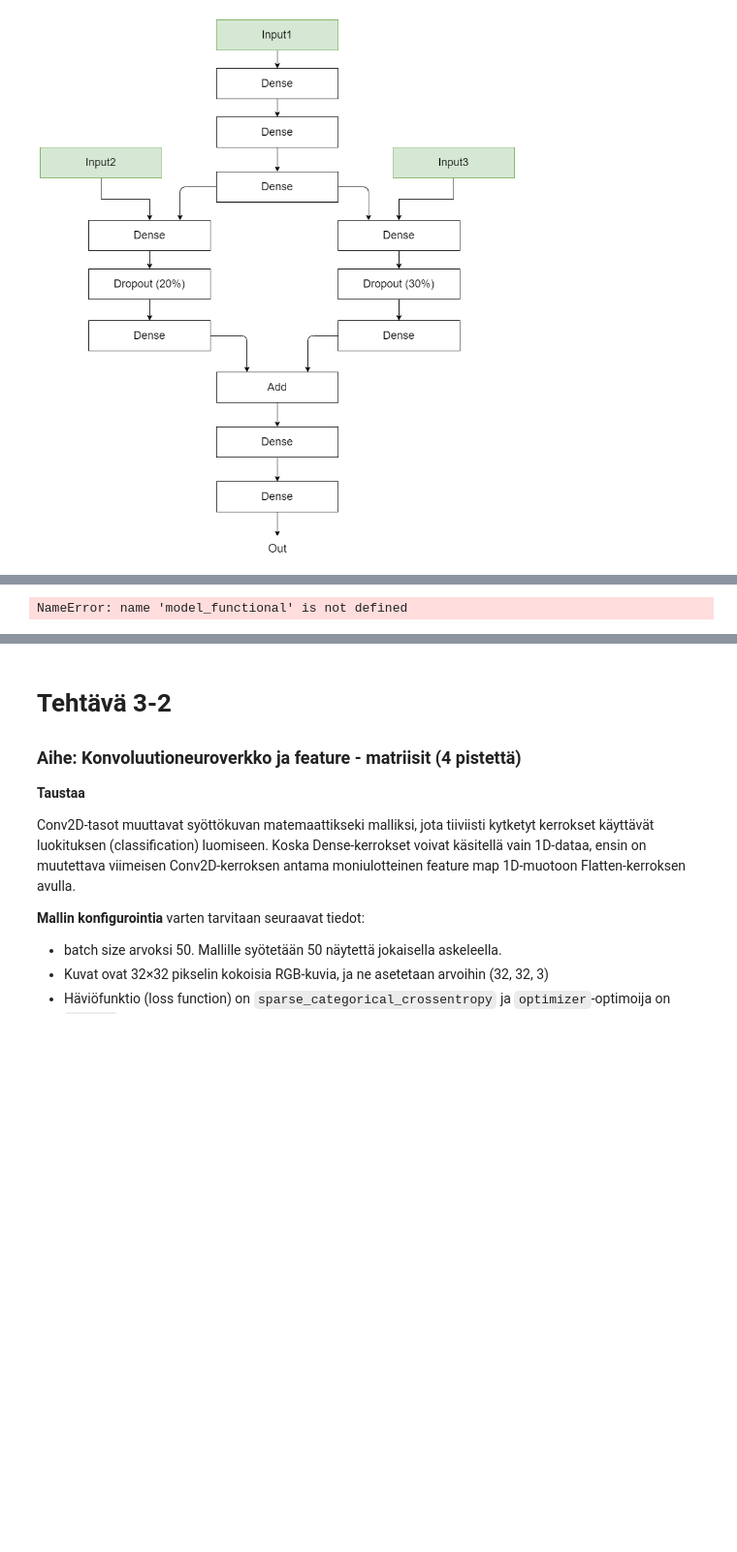
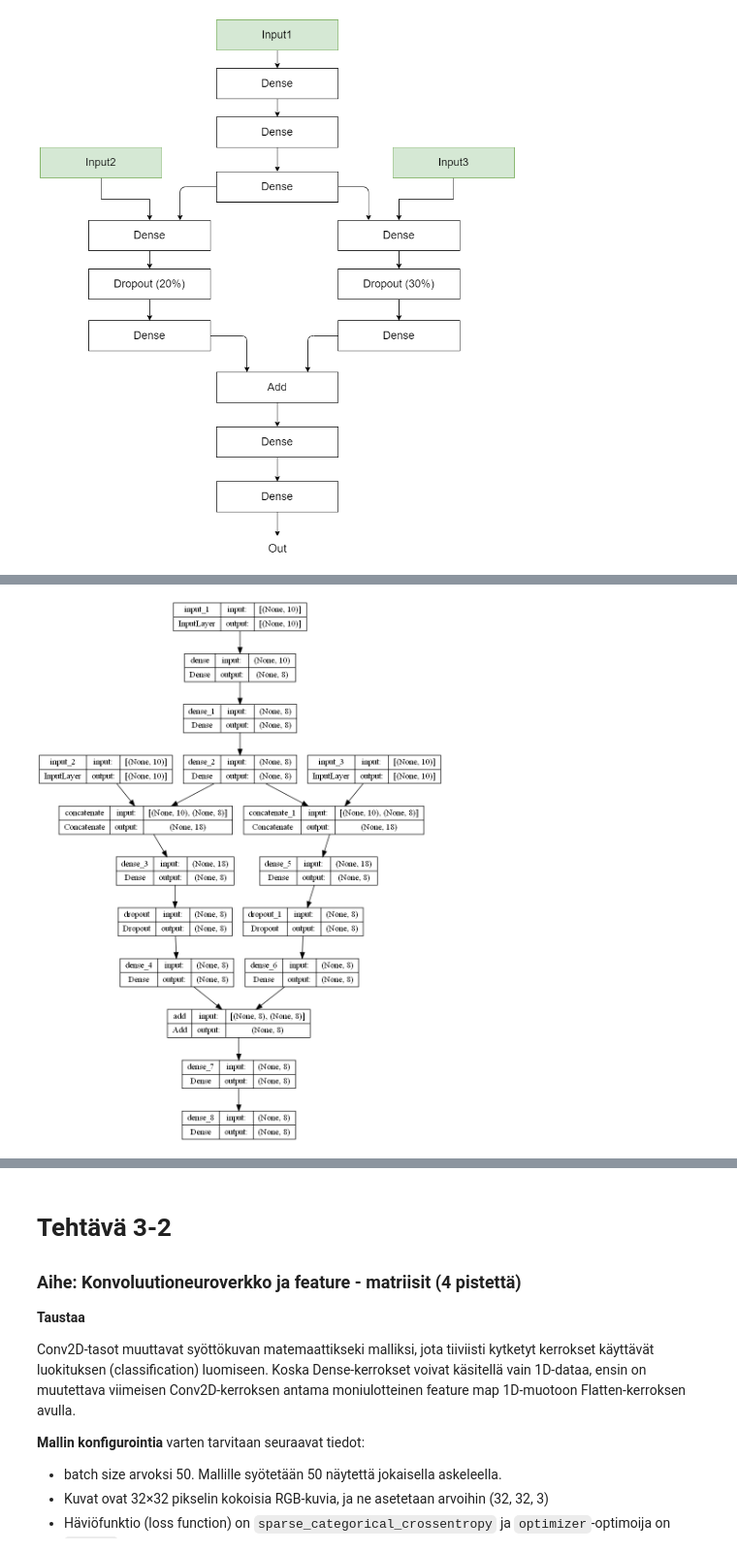
Before and after one commit to iinai/deep-learning, a Jupyter notebook: osa_3/osa3_tehtavat.ipynb, the cells around one changed output, grey strips where cells are left out. Shown at 97% size. Saved outputs shown, nothing was run; the diff lists cells and outputs as text; code cells hidden in the pictures; blank space fills up the shorter version.

```diff
--- a/osa_3/osa3_tehtavat.ipynb
+++ b/osa_3/osa3_tehtavat.ipynb
@@ -29,21 +57,41 @@ Image('../img/keras_functional_tehtava.png')
 # Tehtävän toteutus
 import tensorflow as tf
 
-# input1, input2, input3 = tf.keras.Input(shape=(10,)) ... )
+# Input kerrokset
+input1, input2, input3 = tf.keras.Input(shape=(10,)), tf.keras.Input(shape=(10,)), tf.keras.Input(shape=(10,))
 
 # Keskimmäinen syöte
-# middle_dense1 = tf.keras.layers.Dense(...)(input1)
+middle_dense1 = tf.keras.layers.Dense(8)(input1)
+middle_dense2 = tf.keras.layers.Dense(8)(middle_dense1)
+middle_dense3 = tf.keras.layers.Dense(8)(middle_dense2)
 
 # vasen haara
-# left_concat = tf.keras.layers.concatenate(...)
+left_concat = tf.keras.layers.concatenate([input2, middle_dense3])
+left_dense1 = tf.keras.layers.Dense(8)(left_concat)
+left_dropout = tf.keras.layers.Dropout(0.20)(left_dense1)
+left_dense2 = tf.keras.layers.Dense(8)(left_dropout)
 
 # oikea haara
-# right_concat = tf.keras.layers.concatenate(...)
+right_concat = tf.keras.layers.concatenate([input3, middle_dense3])
+right_dense1 = tf.keras.layers.Dense(8)(right_concat)
+right_dropout = tf.keras.layers.Dropout(0.30)(right_dense1)
+right_dense2 = tf.keras.layers.Dense(8)(right_dropout)
 
 # yhdistetään vasen ja oikea haara Add-kerrokseen
+add = tf.keras.layers.add([left_dense2, right_dense2])
+
+# viimeiset Dense kerrokset
+middle_dense4 = tf.keras.layers.Dense(8)(add)
+out = tf.keras.layers.Dense(8)(middle_dense4)
 
 # Sijoita luomasi malli model_functional - muuttujaan.
-# model_functional = tf.keras.Model(inputs= ..., outputs=...)
+model_functional = tf.keras.Model(inputs=[input1, input2, input3], outputs=out)
+# %%
+from tensorflow.keras.utils import plot_model
+
+plot_model(model_functional, to_file='cnn_plot.png', show_shapes=True, show_layer_names=True)
+# %% [output]
+[figure, added]
 # %%
 # Tehtävän vastaukset. Huom! Älä muokkaa tätä solua, vaan aja se, kun olet suorittanut tehtävän. Sijoita luomasi malli model_functional - muuttujaan.
 
@@ -52,8 +100,6 @@ from IPython.display import SVG
 # Piirretään kuva suoraan Notebook-dokumenttiin SVG-luokalla
 svg = tf.keras.utils.model_to_dot(model_functional, dpi=70, show_shapes=True, expand_nested=True)
 svg_img = SVG(svg.create(prog='dot', format='svg'))
-# %% [output]
-NameError: name 'model_functional' is not defined
 # %%
 # Tehtävän vastaukset. Huom! Älä muokkaa tätä solua, vaan aja se, kun olet suorittanut tehtävän. Sijoita luomasi malli model_functional - muuttujaan.
 model_functional.summary()
```
Also changed, not shown: parts of 4 cells of this notebook, 1 other file.
